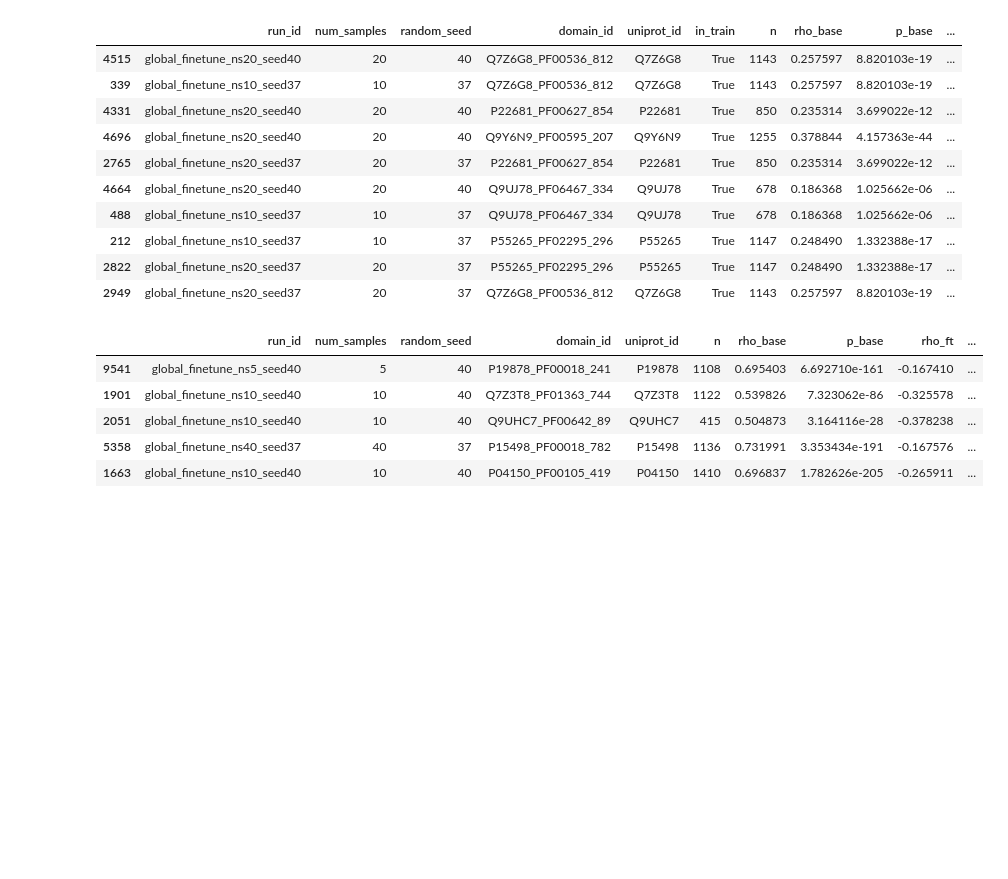
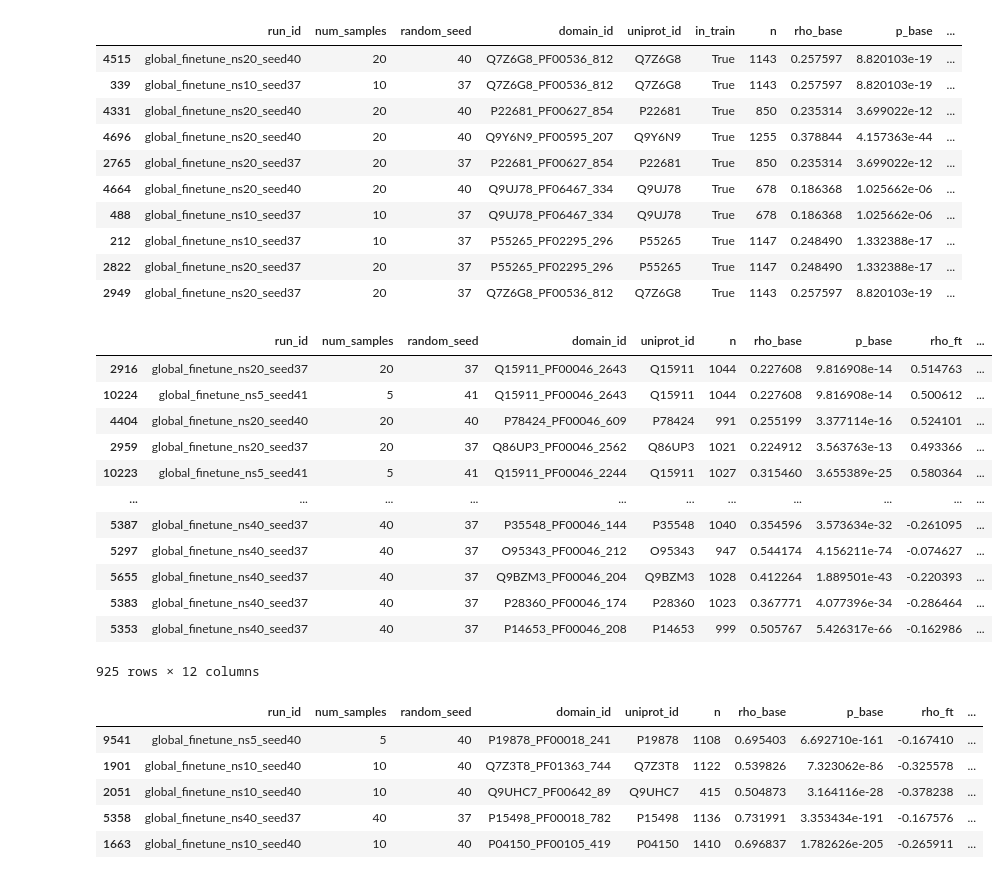
Before and after one commit to Hutch-Johnson/Protein-Language-Models, a Jupyter notebook: ESM_domainome_llr_compare_ns_rs.ipynb, the cells around one changed output. Cells and saved outputs as stored; diff of their text form; code cells hidden in the pictures; blank space fills up the shorter version.

```diff
--- a/ESM_domainome_llr_compare_ns_rs.ipynb
+++ b/ESM_domainome_llr_compare_ns_rs.ipynb
@@ -364,6 +364,22 @@ Pairs improved (Δρ > 0): 5332 / 13050 (40.9%)
 | 2949 | global_finetune_ns20_seed37 | 20 | 37 | Q7Z6G8_PF00536_812 | Q7Z6G8 | True | 1143 | 0.257597 | 8.820103e-19 | ... |
 # %%
 corr_df = corr_df.drop("in_train", axis=1)
+# %%
+corr_df[corr_df['pfam']=='PF00046']
+# %% [output]
+|  | run_id | num_samples | random_seed | domain_id | uniprot_id | n | rho_base | p_base | rho_ft | ... |
+| 2916 | global_finetune_ns20_seed37 | 20 | 37 | Q15911_PF00046_2643 | Q15911 | 1044 | 0.227608 | 9.816908e-14 | 0.514763 | ... |
+| 10224 | global_finetune_ns5_seed41 | 5 | 41 | Q15911_PF00046_2643 | Q15911 | 1044 | 0.227608 | 9.816908e-14 | 0.500612 | ... |
+| 4404 | global_finetune_ns20_seed40 | 20 | 40 | P78424_PF00046_609 | P78424 | 991 | 0.255199 | 3.377114e-16 | 0.524101 | ... |
+| 2959 | global_finetune_ns20_seed37 | 20 | 37 | Q86UP3_PF00046_2562 | Q86UP3 | 1021 | 0.224912 | 3.563763e-13 | 0.493366 | ... |
+| 10223 | global_finetune_ns5_seed41 | 5 | 41 | Q15911_PF00046_2244 | Q15911 | 1027 | 0.315460 | 3.655389e-25 | 0.580364 | ... |
+| ... | ... | ... | ... | ... | ... | ... | ... | ... | ... | ... |
+| 5387 | global_finetune_ns40_seed37 | 40 | 37 | P35548_PF00046_144 | P35548 | 1040 | 0.354596 | 3.573634e-32 | -0.261095 | ... |
+| 5297 | global_finetune_ns40_seed37 | 40 | 37 | O95343_PF00046_212 | O95343 | 947 | 0.544174 | 4.156211e-74 | -0.074627 | ... |
+| 5655 | global_finetune_ns40_seed37 | 40 | 37 | Q9BZM3_PF00046_204 | Q9BZM3 | 1028 | 0.412264 | 1.889501e-43 | -0.220393 | ... |
+| 5383 | global_finetune_ns40_seed37 | 40 | 37 | P28360_PF00046_174 | P28360 | 1023 | 0.367771 | 4.077396e-34 | -0.286464 | ... |
+| 5353 | global_finetune_ns40_seed37 | 40 | 37 | P14653_PF00046_208 | P14653 | 999 | 0.505767 | 5.426317e-66 | -0.162986 | ... |
+925 rows × 12 columns
 # %%
 corr_df['pfam'] = corr_df['domain_id'].str.split("_").str[1]
 # %%
```
